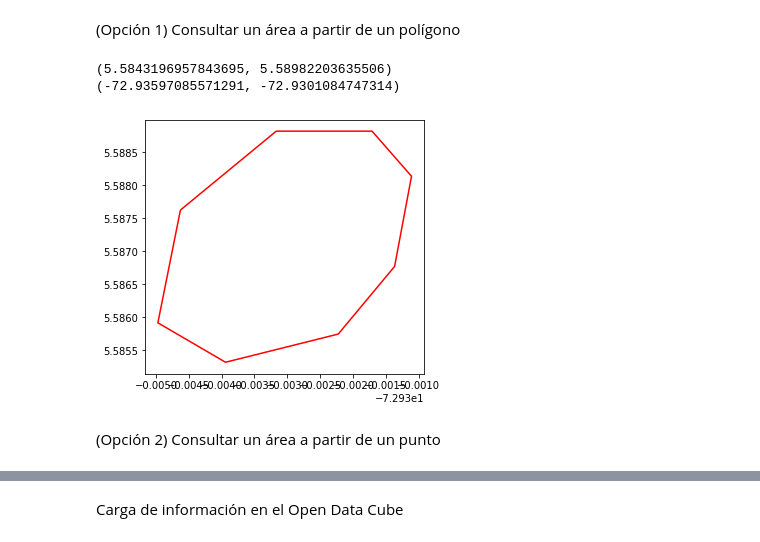
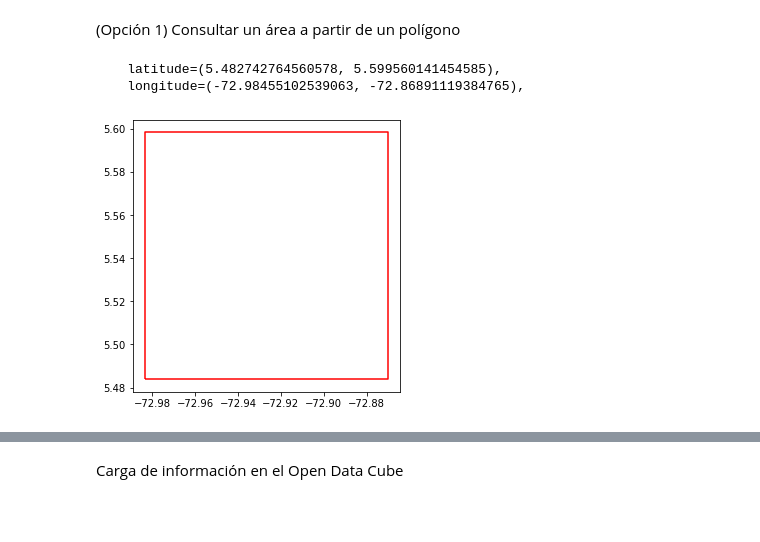
Before and after one commit to DonAurelio/datacube-tutorial, a Jupyter notebook: notebooks/5. Introducción al Open Data Cube.ipynb, the cells around one changed output, grey strips where cells are left out. Drawn from its saved outputs; the diff is of its cells as text; code cells hidden in the pictures; blank space fills up the shorter version.

```diff
--- a/notebooks/5. Introducción al Open Data Cube.ipynb
+++ b/notebooks/5. Introducción al Open Data Cube.ipynb
@@ -42,37 +57,34 @@ gpd.io.file.fiona.drvsupport.supported_drivers['KML'] = 'rw'
 (Opción 1) Consultar un área a partir de un polígono
 # %%
 # Carga del archivo .kml
-df_polygon = gpd.read_file("1.kml",driver='KML')
+df_polygon = gpd.read_file("polygon/tota_lake.kml",driver='KML')
 df_polygon = df_polygon.to_crs('EPSG:4326')
 
 # Pintar el polígono seleccionado
 fig, ax = plt.subplots(figsize=(5,5))
 df_polygon.boundary.plot(ax=ax,color='red')
 
 # Obtención de la geometría del polígono del GeoDataFrame
 geometry_predio = df_polygon['geometry'][0]
 
 # Obtención de los límites del cuadrado que enmarca el polígono
 minx, miny, maxx, maxy = geometry_predio.bounds
 
 # Aumento del aŕea del cuadrado para "EPSG:32719"
-# 2 kilómetros
 buffer = 0.001
 
 minx = minx - buffer
 miny = miny - buffer
 maxx = maxx + buffer
 maxy = maxy + buffer
 
 # Parámetros de área a ser consultada
 set_study_area_lat = (miny,maxy)
 set_study_area_lon = (minx,maxx)
 
-print(set_study_area_lat)
-print(set_study_area_lon)
+print(f'    latitude={set_study_area_lat},')
+print(f'    longitude={set_study_area_lon},')
 # %% [output]
-(5.5843196957843695, 5.58982203635506)
-(-72.93597085571291, -72.9301084747314)
+    latitude=(5.482742764560578, 5.599560141454585),
+    longitude=(-72.98455102539063, -72.86891119384765),
-[figure, old version]
+[figure, new version]
-# %% [markdown]
-(Opción 2) Consultar un área a partir de un punto
```
Also changed, not shown: parts of 26 cells of this notebook, 11 other files.
